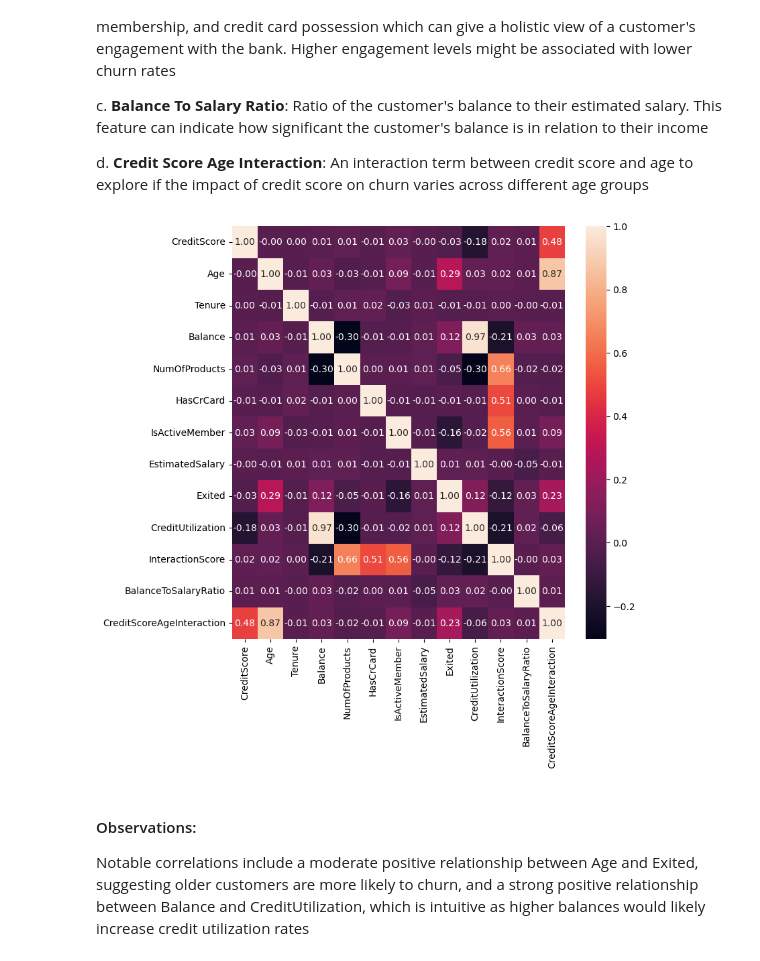
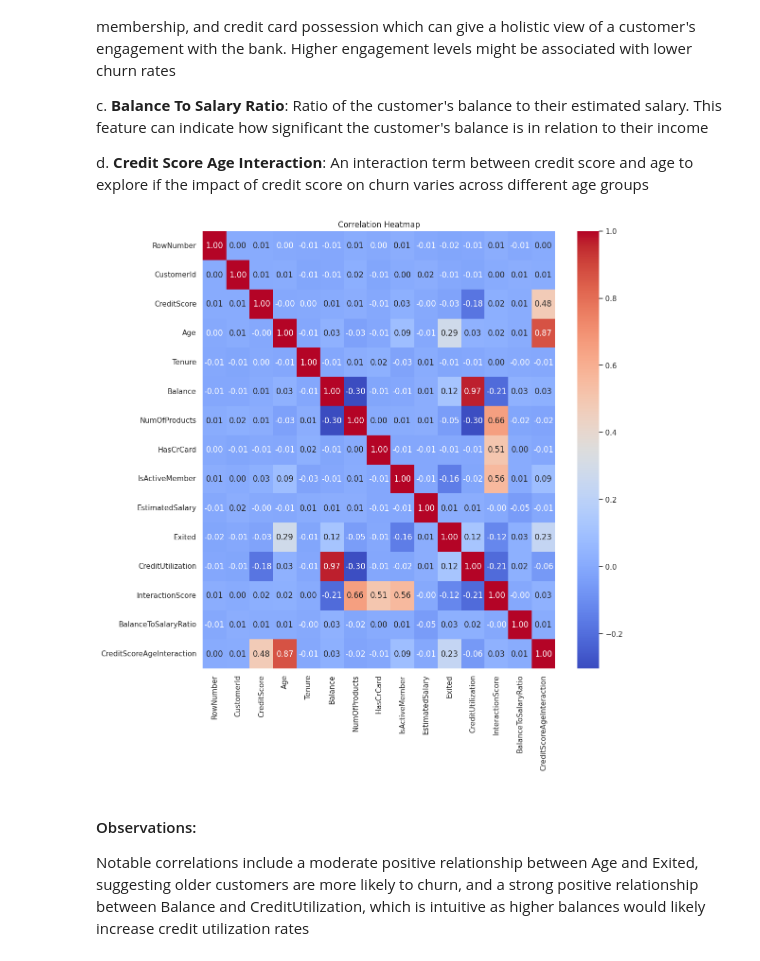
Before and after one commit to Verma-Rohil/Customer_Churn_Analysis_And_Modeling, a Jupyter notebook: eda-and-modeling.ipynb, the cells around one changed output. Saved outputs shown, nothing was run; the diff lists cells and outputs as text; code cells hidden in the pictures.

```diff
--- a/eda-and-modeling.ipynb
+++ b/eda-and-modeling.ipynb
@@ -281,11 +281,13 @@ df['BalanceToSalaryRatio']=df['Balance']/df['EstimatedSalary']
 
 df['CreditScoreAgeInteraction']=df['CreditScore']*df['Age']
 # %%
-plt.figure(figsize = (8,8))
-sns.heatmap(df.drop(['RowNumber','CustomerId'],axis=1).corr(), annot=True, fmt='.2f')
+plt.figure(figsize=(8, 8))
+numeric_df = df.select_dtypes(include=[np.number])  # Only keep numeric columns
+sns.heatmap(numeric_df.corr(), annot=True, fmt='.2f', cmap='coolwarm')
+plt.title('Correlation Heatmap')
 plt.show()
 # %% [output]
-[figure, old version]
+[figure, new version]
 # %% [markdown]
 #### Observations:
 
```
Also changed, not shown: parts of 15 cells of this notebook, 1 other file.
